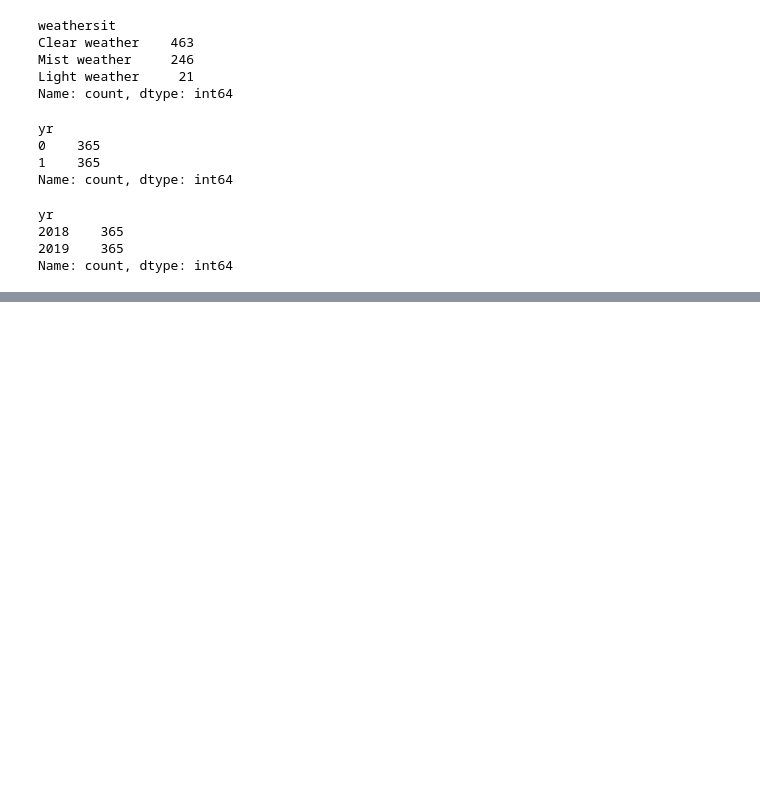
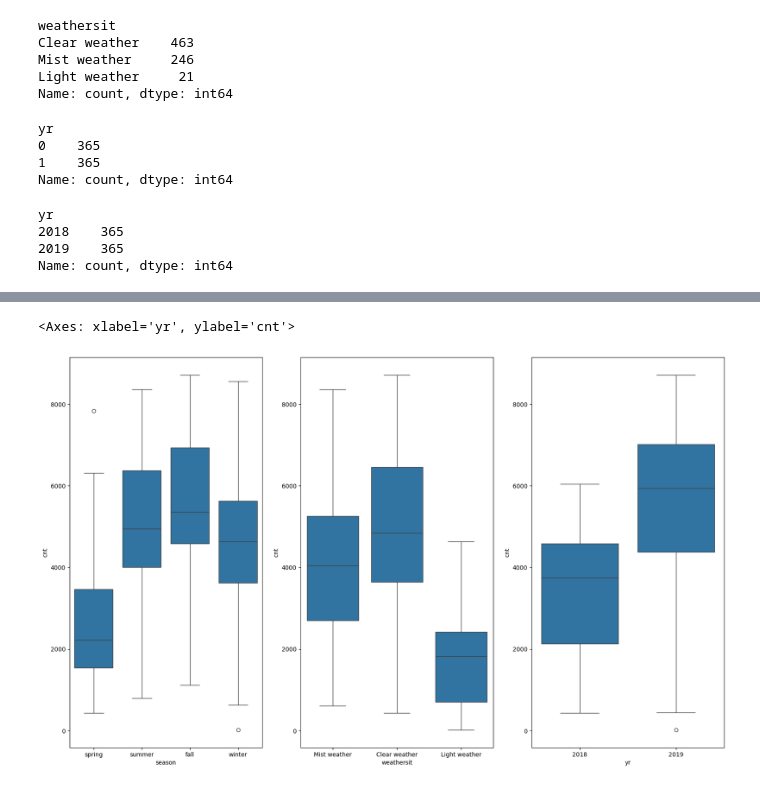
Before and after one commit to mohakp/bikeDemandLinReg, a Jupyter notebook: Mohak Purushottam Pingle.ipynb, the cells around one changed output, grey strips where cells are left out. Cells and saved outputs as stored; diff of their text form; code cells hidden in the pictures; blank space fills up the shorter version.

```diff
--- a/Mohak Purushottam Pingle.ipynb
+++ b/Mohak Purushottam Pingle.ipynb
@@ -126,0 +151,12 @@ Name: count, dtype: int64
+# %%
+# visualizing the categorical variables
+plt.figure(figsize=(20, 12))
+plt.subplot(1,3,1)
+sns.boxplot(x='season', y='cnt', data=day)
+plt.subplot(1,3,2)
+sns.boxplot(x='weathersit', y='cnt', data=day)
+plt.subplot(1,3,3)
+sns.boxplot(x='yr', y='cnt', data=day)
+# %% [output]
+<Axes: xlabel='yr', ylabel='cnt'>
+[figure, added]
```
Also changed, not shown: parts of 3 cells of this notebook.
